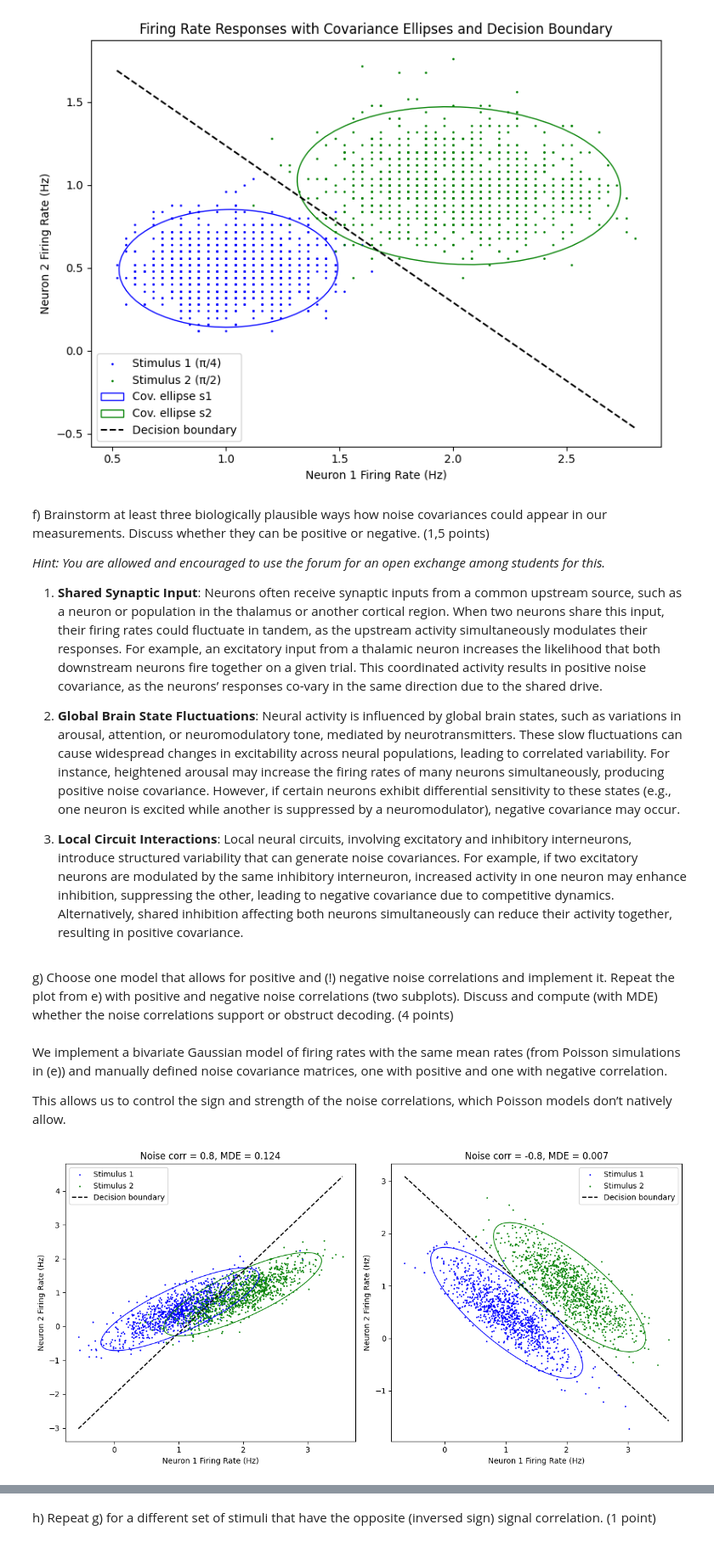
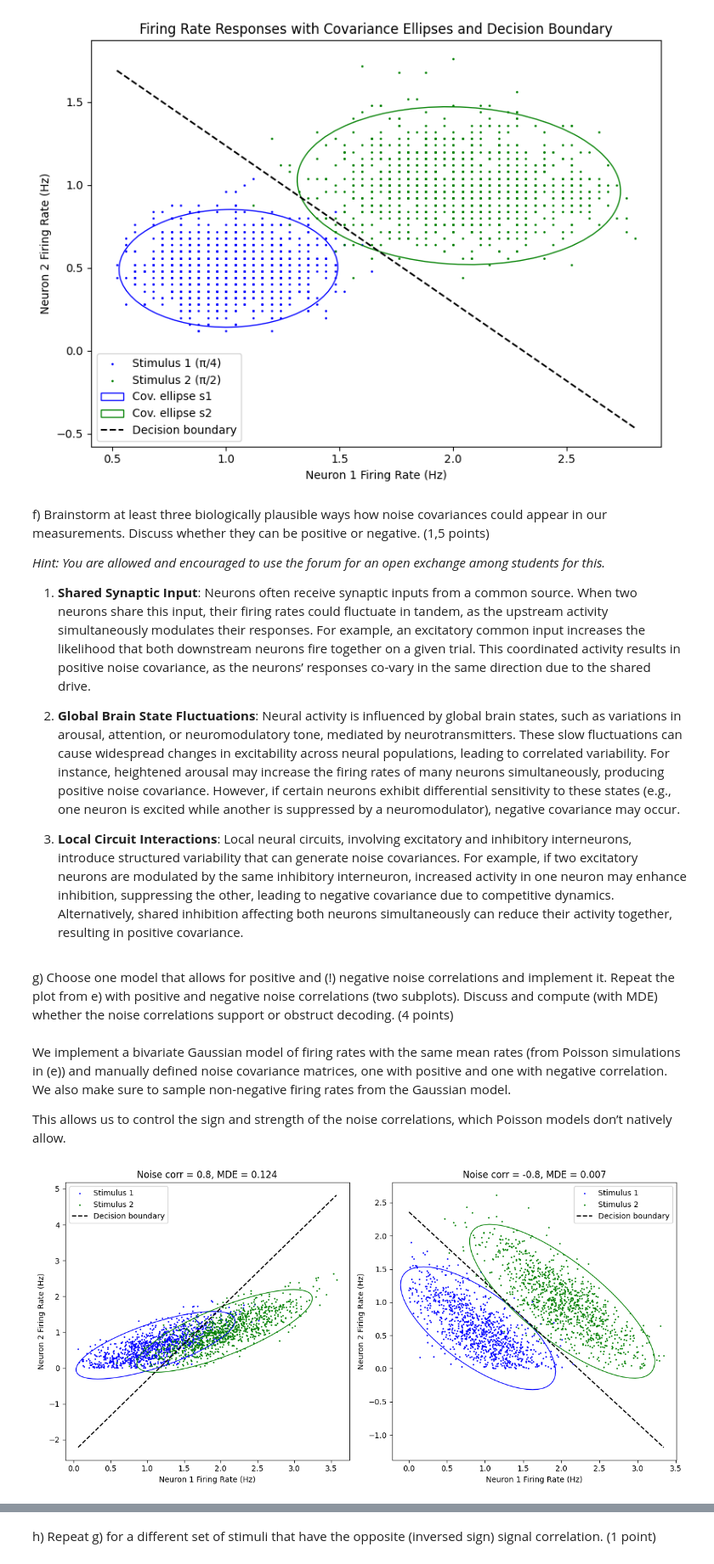
Before and after one commit to m-abbas-ansari/Neural-Coding-25, a Jupyter notebook: Assignment 5/2025_Neural_coding_Homework5.ipynb, the cells around one changed output, grey strips where cells are left out. Shown at 85% size. Saved outputs shown, nothing was run; the diff lists cells and outputs as text; code cells hidden in the pictures.

Commit message:
better model a 5

```diff
--- a/Assignment 5/2025_Neural_coding_Homework5.ipynb
+++ b/Assignment 5/2025_Neural_coding_Homework5.ipynb
@@ -260,7 +263,7 @@ f) Brainstorm at least three biologically plausible ways how noise covariances c
 *Hint: You are allowed and encouraged to use the forum for an open exchange among students for this.*
 
 
-1. **Shared Synaptic Input**: Neurons often receive synaptic inputs from a common upstream source, such as a neuron or population in the thalamus or another cortical region. When two neurons share this input, their firing rates could fluctuate in tandem, as the upstream activity simultaneously modulates their responses. For example, an excitatory input from a thalamic neuron increases the likelihood that both downstream neurons fire together on a given trial. This coordinated activity results in positive noise covariance, as the neurons’ responses co-vary in the same direction due to the shared drive.
+1. **Shared Synaptic Input**: Neurons often receive synaptic inputs from a common source. When two neurons share this input, their firing rates could fluctuate in tandem, as the upstream activity simultaneously modulates their responses. For example, an excitatory common input increases the likelihood that both downstream neurons fire together on a given trial. This coordinated activity results in positive noise covariance, as the neurons’ responses co-vary in the same direction due to the shared drive.
 
 2. **Global Brain State Fluctuations**: Neural activity is influenced by global brain states, such as variations in arousal, attention, or neuromodulatory tone, mediated by neurotransmitters. These slow fluctuations can cause widespread changes in excitability across neural populations, leading to correlated variability. For instance, heightened arousal may increase the firing rates of many neurons simultaneously, producing positive noise covariance. However, if certain neurons exhibit differential sensitivity to these states (e.g., one neuron is excited while another is suppressed by a neuromodulator), negative covariance may occur.
 
@@ -268,7 +271,7 @@ f) Brainstorm at least three biologically plausible ways how noise covariances c
 # %% [markdown]
 g) Choose one model that allows for positive and (!) negative noise correlations and implement it. Repeat the plot from e) with positive and negative noise correlations (two subplots). Discuss and compute (with MDE) whether the noise correlations support or obstruct decoding. (4 points)
 # %% [markdown]
-We implement a bivariate Gaussian model of firing rates with the same mean rates (from Poisson simulations in (e)) and manually defined noise covariance matrices, one with positive and one with negative correlation.
+We implement a bivariate Gaussian model of firing rates with the same mean rates (from Poisson simulations in (e)) and manually defined noise covariance matrices, one with positive and one with negative correlation. We also make sure to sample non-negative firing rates from the Gaussian model.
 
 This allows us to control the sign and strength of the noise correlations, which Poisson models don’t natively allow.
 # %%
@@ -305,6 +308,15 @@ def compute_mde(mu1, mu2, cov, n_grid=200):
     return area  # MDE
 
 
+def drop_negative_samples(mu, cov, n_samples):
+    samples = []
+    while len(samples) < n_samples:
+        draw = np.random.multivariate_normal(mu, cov)
+        if np.all(draw >= 0):
+            samples.append(draw)
+    return np.array(samples)
+
+
 # Simulate and plot for both rho = +0.8 and -0.8
 
 fig, axs = plt.subplots(1, 2, figsize=(12, 6))
@@ -319,36 +331,38 @@ for i, rho in enumerate([0.8, -0.8]):
     )
 
     mde = compute_mde(mu1, mu2, cov_matrix)
 
-    fr1 = np.random.multivariate_normal(mu1, cov_matrix, n_trials)
-    fr2 = np.random.multivariate_normal(mu2, cov_matrix, n_trials)
+    # fr1 = np.random.multivariate_normal(mu1, cov_matrix, n_trials)
+    # fr2 = np.random.multivariate_normal(mu2, cov_matrix, n_trials)
+    fr1 = drop_negative_samples(mu1, cov_matrix, n_trials)
+    fr2 = drop_negative_samples(mu2, cov_matrix, n_trials)
 
     X = np.vstack([fr1, fr2])
     y = np.array([0] * n_trials + [1] * n_trials)
     clf = LDA()
     clf.fit(X, y)
 
     axs[i].scatter(fr1[:, 0], fr1[:, 1], s=1, label="Stimulus 1", color="blue")
     axs[i].scatter(fr2[:, 0], fr2[:, 1], s=1, label="Stimulus 2", color="green")
     plot_cov_ellipse(fr1, axs[i], "blue")
     plot_cov_ellipse(fr2, axs[i], "green")
 
     # Decision boundary
     slope = -clf.coef_[0, 0] / clf.coef_[0, 1]
     intercept = -clf.intercept_[0] / clf.coef_[0, 1]
     x_vals = np.linspace(X[:, 0].min(), X[:, 0].max(), 100)
     y_vals = slope * x_vals + intercept
     axs[i].plot(x_vals, y_vals, "k--", label="Decision boundary")
 
     axs[i].set_title(f"Noise corr = {rho:.1f}, MDE = {mde:.3f}")
     axs[i].set_xlabel("Neuron 1 Firing Rate (Hz)")
     axs[i].set_ylabel("Neuron 2 Firing Rate (Hz)")
     axs[i].legend()
 
 plt.tight_layout()
 plt.show()
 # %% [output]
-[figure, old version]
+[figure, new version]
 # %% [markdown]
 In the case of positive noise correlation, we observe that the scatter plots for each stimulus is highly overlapped causing a higher MDE, and thus obstructs decoding.
 
```
Also changed, not shown: parts of 3 cells of this notebook.
